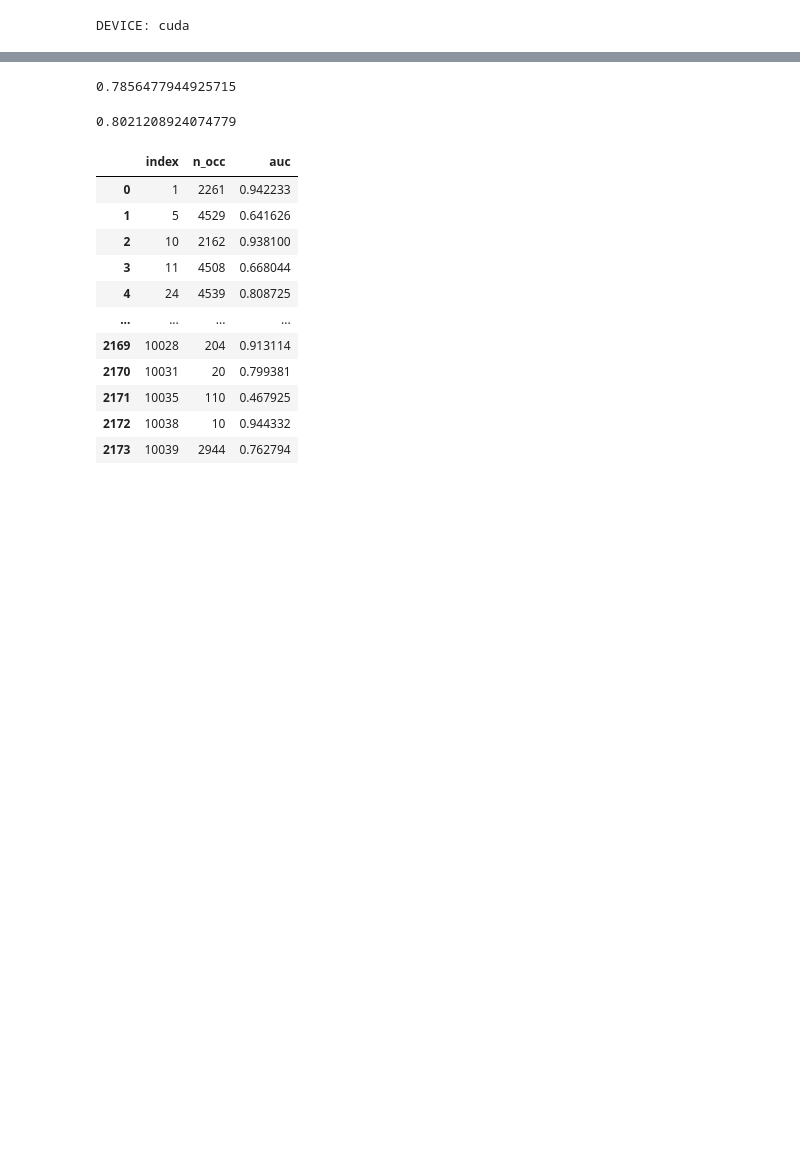
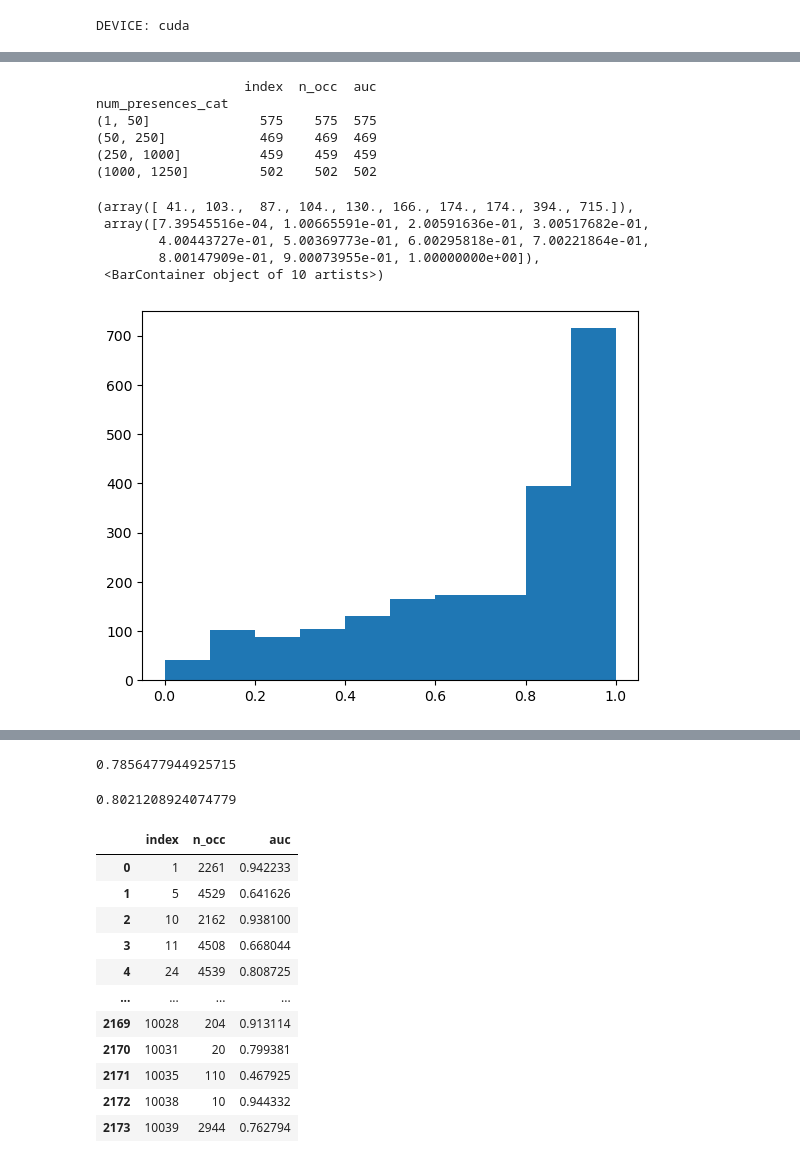
Before and after one commit to ninavantiel/multi_scale_SDMs, a Jupyter notebook: model_evaluation.ipynb, the cells around one changed output, grey strips where cells are left out. Cells and saved outputs as stored; diff of their text form; code cells hidden in the pictures; blank space fills up the shorter version.

Commit message:
better train model function

```diff
--- a/model_evaluation.ipynb
+++ b/model_evaluation.ipynb
@@ -80,12 +99,7 @@ plt.show()
 # %%
-# train_loader = torch.utils.data.DataLoader(train_data, shuffle=True, batch_size=batch_size, num_workers=16)
-val_loader = torch.utils.data.DataLoader(val_data, shuffle=False, batch_size=batch_size, num_workers=4)
-
-# model and optimizer
-model = MLP(n_features, n_species, n_layers, width).to(dev)
 optimizer = torch.optim.SGD(model.parameters(), lr=learning_rate)
 
-# loss function
-loss_fn = an_full_loss
-# species_weights = torch.tensor(train_data.species_weights).to(dev)
-val_loss_fn = torch.nn.BCEWithLogitsLoss()
+# loss functions
+loss_fn = eval(loss)
+species_weights = torch.tensor(train_data.species_weights).to(dev)
+val_loss_fn = torch.nn.BCELoss()
@@ -101,3 +109,5 @@ print(checkpoint['val_auc'])
+# %%
+val_loader = torch.utils.data.DataLoader(val_data, shuffle=False, batch_size=batch_size)
 # %%
 model.eval()
 labels_list, y_pred_list = [], []
@@ -107,9 +117,8 @@ for inputs, labels in tqdm(val_loader):
     labels = labels.to(torch.float32).to(dev)
     labels_list.append(labels.cpu().detach().numpy())
 
-    y_pred = model(inputs)
-    y_pred_sigmoid = torch.sigmoid(y_pred)
-    y_pred_list.append(y_pred_sigmoid.cpu().detach().numpy())
+    y_pred = torch.sigmoid(model(inputs))
+    y_pred_list.append(y_pred.cpu().detach().numpy())
 
 labels = np.concatenate(labels_list)
 y_pred = np.concatenate(y_pred_list)
@@ -115,0 +133,5 @@ y_pred = np.concatenate(y_pred_list)
+# %%
+df = pd.DataFrame(train_data.species_counts, columns=['n_occ']).reset_index()
+df['auc'] = [roc_auc_score(labels[:,i], y_pred[:,i]) for i in range(labels.shape[1])]
+df['num_presences_cat'] = pd.cut(df['n_occ'], [1, 50, 250, 1000, 1250])
+df
@@ -115,0 +152,18 @@ y_pred = np.concatenate(y_pred_list)
+# %%
+print(df.groupby('num_presences_cat').count())
+# %% [output]
+                   index  n_occ  auc
+num_presences_cat
+(1, 50]              575    575  575
+(50, 250]            469    469  469
+(250, 1000]          459    459  459
+(1000, 1250]         502    502  502
+# %%
+plt.hist(df.auc)
+# %% [output]
+(array([ 41., 103.,  87., 104., 130., 166., 174., 174., 394., 715.]),
+ array([7.39545516e-04, 1.00665591e-01, 2.00591636e-01, 3.00517682e-01,
+        4.00443727e-01, 5.00369773e-01, 6.00295818e-01, 7.00221864e-01,
+        8.00147909e-01, 9.00073955e-01, 1.00000000e+00]),
+ <BarContainer object of 10 artists>)
+[figure, added]
```
Also changed, not shown: parts of 21 cells of this notebook, 5 other files.
